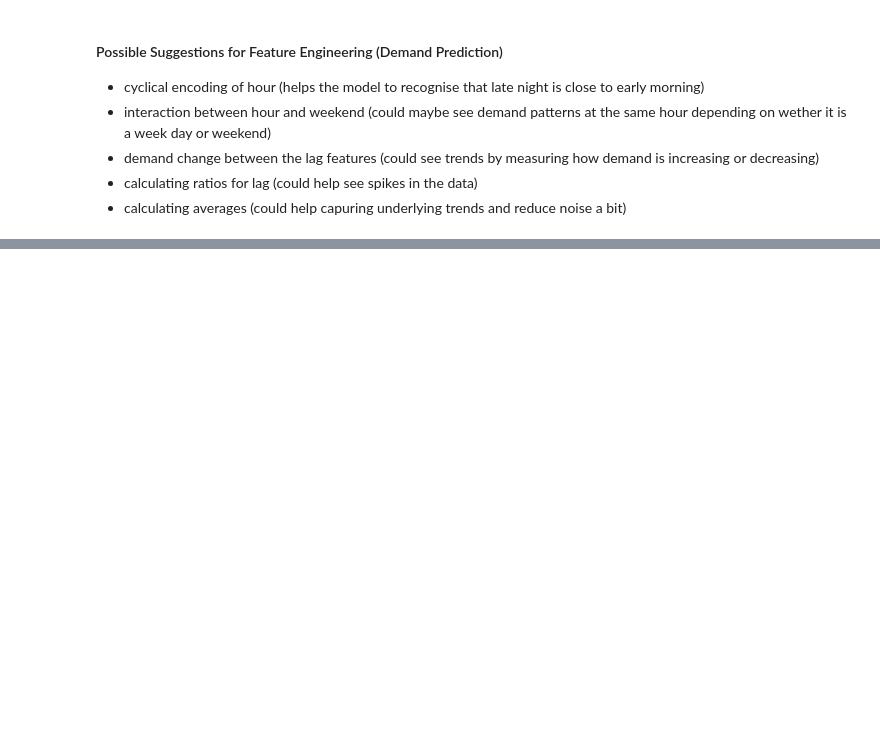
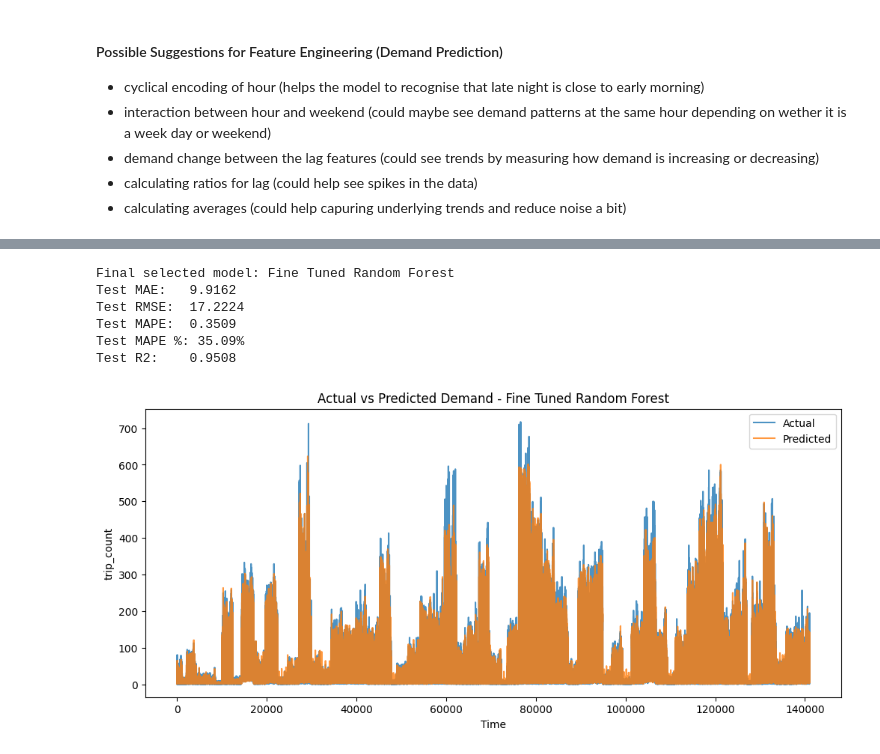
Before and after one commit to kaleater22/ID5059_Group_Project, a Jupyter notebook: ID5059 Group Project.ipynb, the cells around one changed output, grey strips where cells are left out. Cells and saved outputs as stored; diff of their text form; code cells hidden in the pictures; blank space fills up the shorter version.

Commit message:
Add demand modelling and fine tuned model

```diff
--- a/ID5059 Group Project.ipynb
+++ b/ID5059 Group Project.ipynb
@@ -271 +289,5 @@ Final demand table: 311,348 rows x 20 columns
 Targets: trip_count (demand), total_revenue (revenue)
+# %%
+# Add features to both training and test set
+taxi_clean_train = feature_engineering(taxi_clean_train)
+taxi_clean_test  = feature_engineering(taxi_clean_test)
@@ -757,0 +792,3 @@ Name: trip_count, dtype: Float64
+# %%
+demand_train = taxi_clean_train.copy()
+demand_test = taxi_clean_test.copy()
@@ -757,0 +977,42 @@ Name: trip_count, dtype: Float64
+# %%
+# select final model
+final_model_name = "Fine Tuned Random Forest"
+final_model = grid_search.best_estimator_
+
+# fit on full training data
+final_model.fit(X_train, y_train)
+
+# predict on test data
+y_pred = final_model.predict(X_test)
+
+# evaluate on test set
+test_mae = mean_absolute_error(y_test, y_pred)
+test_rmse = root_mean_squared_error(y_test, y_pred)
+test_mape = mean_absolute_percentage_error(y_test, y_pred)
+test_r2 = r2_score(y_test, y_pred)
+
+print("Final selected model:", final_model_name)
+print(f"Test MAE:   {test_mae:.4f}")
+print(f"Test RMSE:  {test_rmse:.4f}")
+print(f"Test MAPE:  {test_mape:.4f}")
+print(f"Test MAPE %: {test_mape * 100:.2f}%")
+print(f"Test R2:    {test_r2:.4f}")
+# %% [output]
+Final selected model: Fine Tuned Random Forest
+Test MAE:   9.9162
+Test RMSE:  17.2224
+Test MAPE:  0.3509
+Test MAPE %: 35.09%
+Test R2:    0.9508
+# %%
+# plot actual vs predicted demand for the fine tuned model
+plt.figure(figsize=(12, 5))
+plt.plot(y_test.values, label="Actual", alpha=0.8)
+plt.plot(y_pred, label="Predicted", alpha=0.8)
+plt.title(f"Actual vs Predicted Demand - {final_model_name}")
+plt.xlabel("Time")
+plt.ylabel("trip_count")
+plt.legend()
+plt.show()
+# %% [output]
+[figure, added]
```
Also changed, not shown: parts of 23 cells of this notebook.
